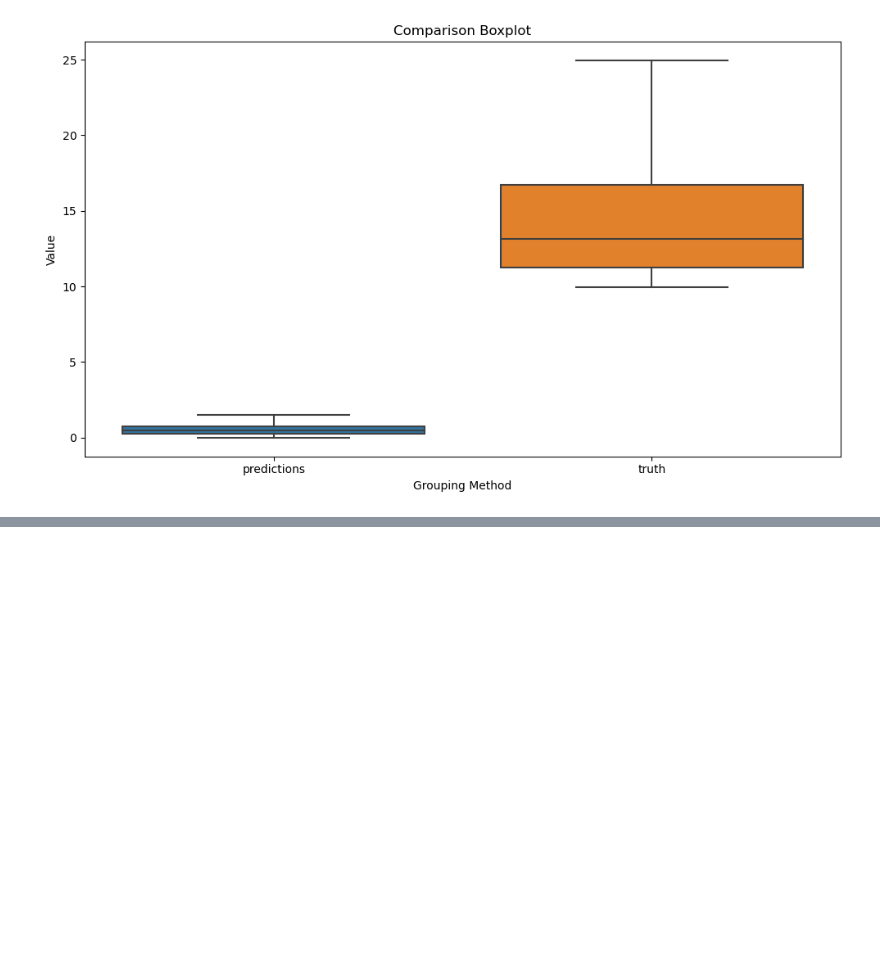
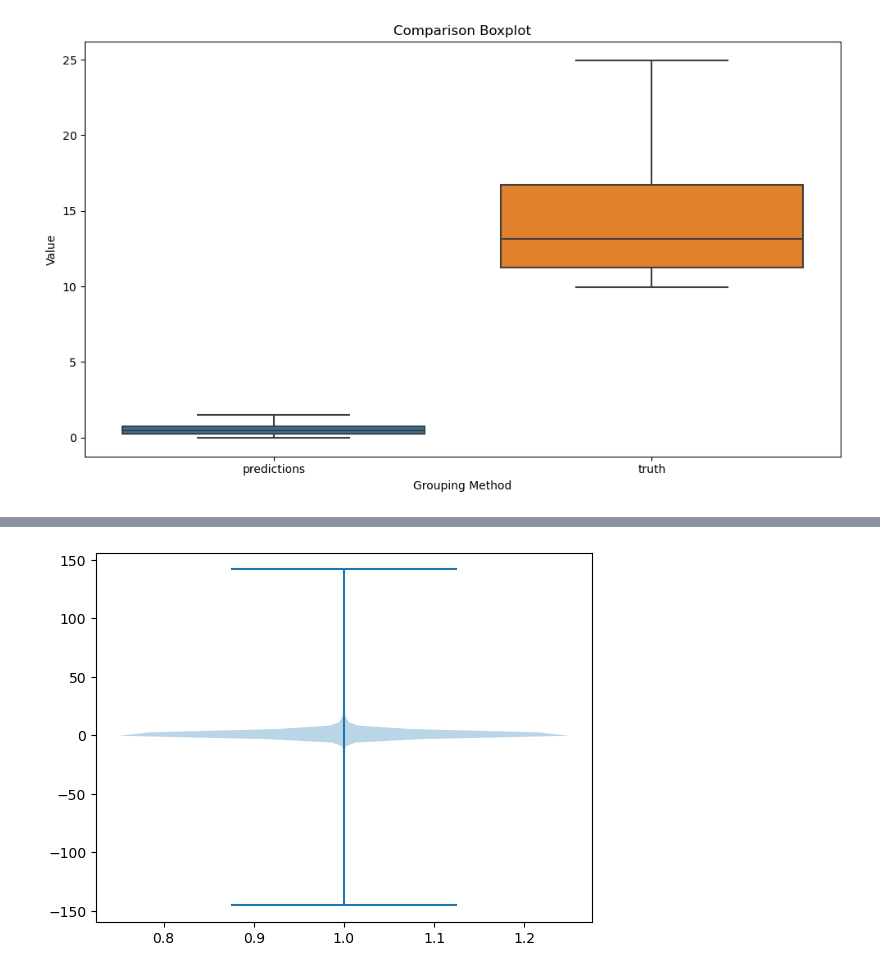
Before and after one commit to WannesLamberts/MTL-peptide-property-prediction-pool, a Jupyter notebook: notebooks/model_interpretation_test.ipynb, the cells around one changed output, grey strips where cells are left out. Drawn from its saved outputs; the diff is of its cells as text; code cells hidden in the pictures; blank space fills up the shorter version.

```diff
--- a/notebooks/model_interpretation_test.ipynb
+++ b/notebooks/model_interpretation_test.ipynb
@@ -83,0 +107,5 @@ create_MAD_comparison_boxplot([mad_prediction_10,mad_truth_10],["predictions","t
+# %%
+plt.violinplot(difference)
+plt.show()
+# %% [output]
+[figure, added]
```
Also changed, not shown: parts of 4 cells of this notebook, 1 other file.
